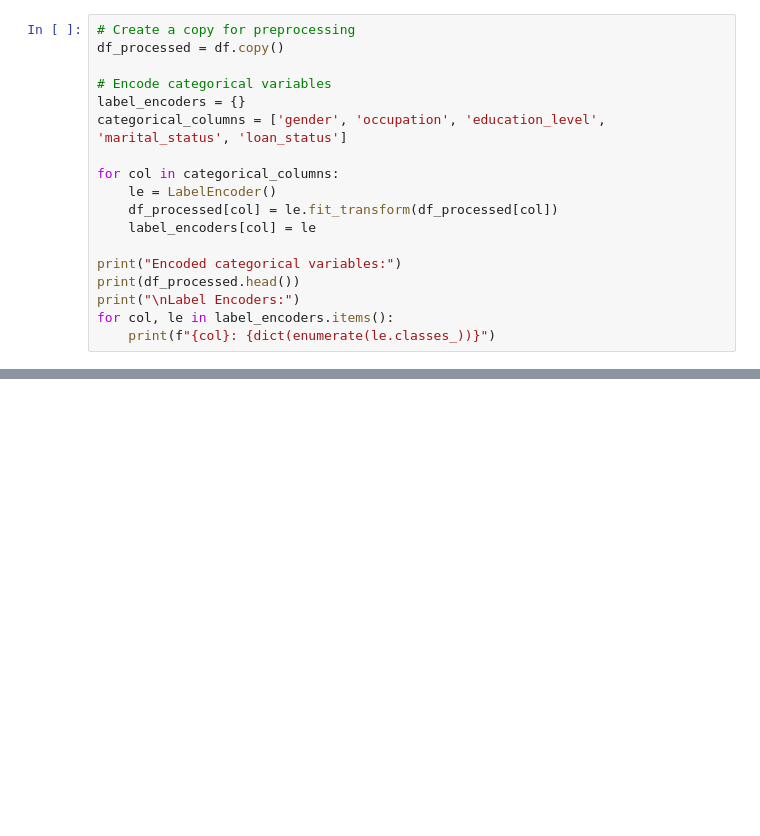
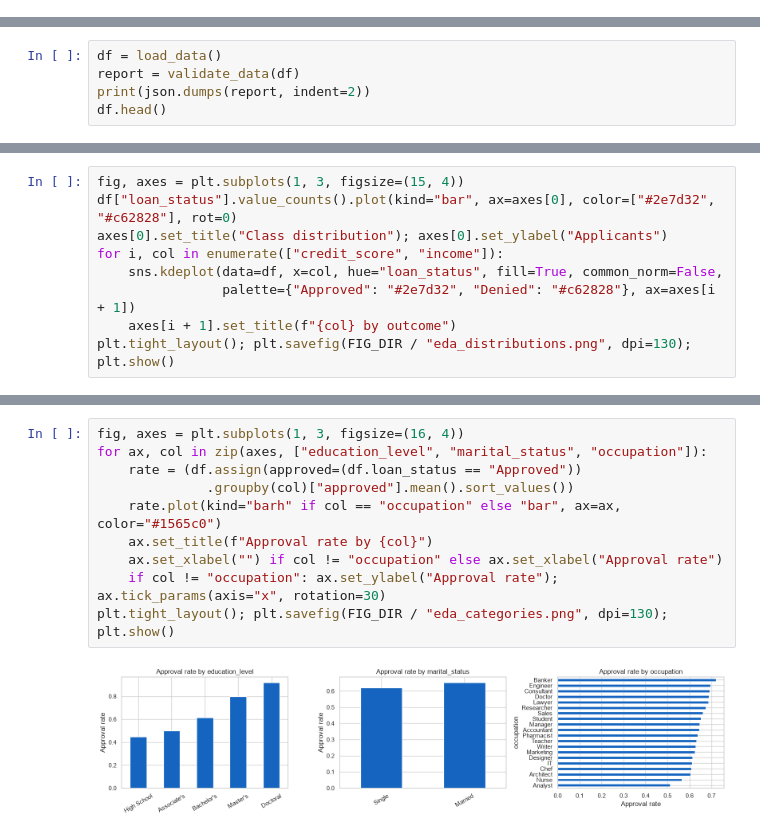
Before and after one commit to Aditya-Adhikari-hub/loan-approval-django, a Jupyter notebook: loan_approval_model.ipynb, the cells around one changed output, grey strips where cells are left out. Saved outputs shown, nothing was run; the diff lists cells and outputs as text; blank space fills up the shorter version.

```diff
--- a/loan_approval_model.ipynb
+++ b/loan_approval_model.ipynb
@@ -237,18 +0,0 @@ plt.show()
-# %%
-# Create a copy for preprocessing
-df_processed = df.copy()
-
-# Encode categorical variables
-label_encoders = {}
-categorical_columns = ['gender', 'occupation', 'education_level', 'marital_status', 'loan_status']
-
-for col in categorical_columns:
-    le = LabelEncoder()
-    df_processed[col] = le.fit_transform(df_processed[col])
-    label_encoders[col] = le
-
-print("Encoded categorical variables:")
-print(df_processed.head())
-print("\nLabel Encoders:")
-for col, le in label_encoders.items():
-    print(f"{col}: {dict(enumerate(le.classes_))}")
@@ -846,0 +51,5 @@ KEY INSIGHTS AND IMPROVEMENTS SUMMARY
+# %%
+df = load_data()
+report = validate_data(df)
+print(json.dumps(report, indent=2))
+df.head()
@@ -846,0 +99,9 @@ KEY INSIGHTS AND IMPROVEMENTS SUMMARY
+# %%
+fig, axes = plt.subplots(1, 3, figsize=(15, 4))
+df["loan_status"].value_counts().plot(kind="bar", ax=axes[0], color=["#2e7d32", "#c62828"], rot=0)
+axes[0].set_title("Class distribution"); axes[0].set_ylabel("Applicants")
+for i, col in enumerate(["credit_score", "income"]):
+    sns.kdeplot(data=df, x=col, hue="loan_status", fill=True, common_norm=False,
+                palette={"Approved": "#2e7d32", "Denied": "#c62828"}, ax=axes[i + 1])
+    axes[i + 1].set_title(f"{col} by outcome")
+plt.tight_layout(); plt.savefig(FIG_DIR / "eda_distributions.png", dpi=130); plt.show()
@@ -846,0 +110,12 @@ KEY INSIGHTS AND IMPROVEMENTS SUMMARY
+# %%
+fig, axes = plt.subplots(1, 3, figsize=(16, 4))
+for ax, col in zip(axes, ["education_level", "marital_status", "occupation"]):
+    rate = (df.assign(approved=(df.loan_status == "Approved"))
+              .groupby(col)["approved"].mean().sort_values())
+    rate.plot(kind="barh" if col == "occupation" else "bar", ax=ax, color="#1565c0")
+    ax.set_title(f"Approval rate by {col}")
+    ax.set_xlabel("") if col != "occupation" else ax.set_xlabel("Approval rate")
+    if col != "occupation": ax.set_ylabel("Approval rate"); ax.tick_params(axis="x", rotation=30)
+plt.tight_layout(); plt.savefig(FIG_DIR / "eda_categories.png", dpi=130); plt.show()
+# %% [output]
+[figure, added]
```
Also changed, not shown: parts of 62 cells of this notebook, 36 other files.
